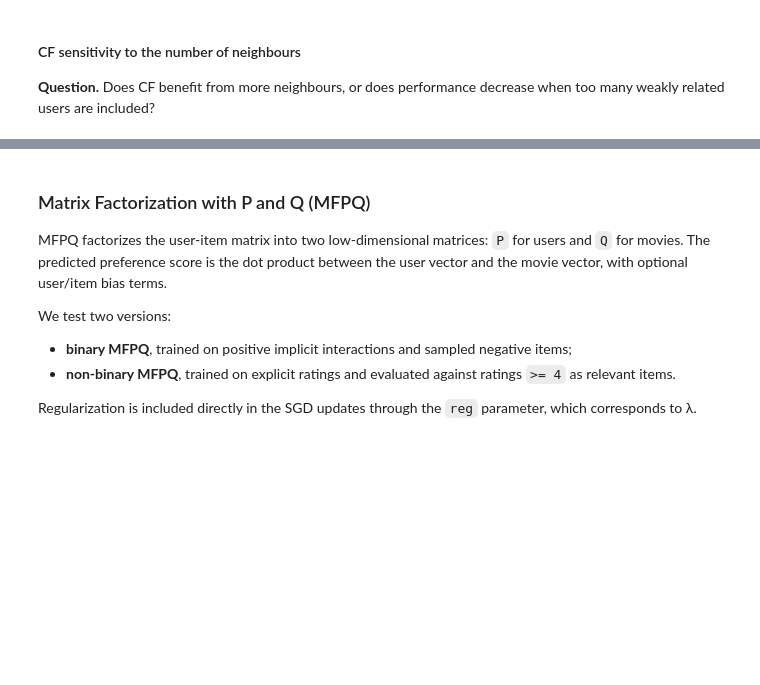
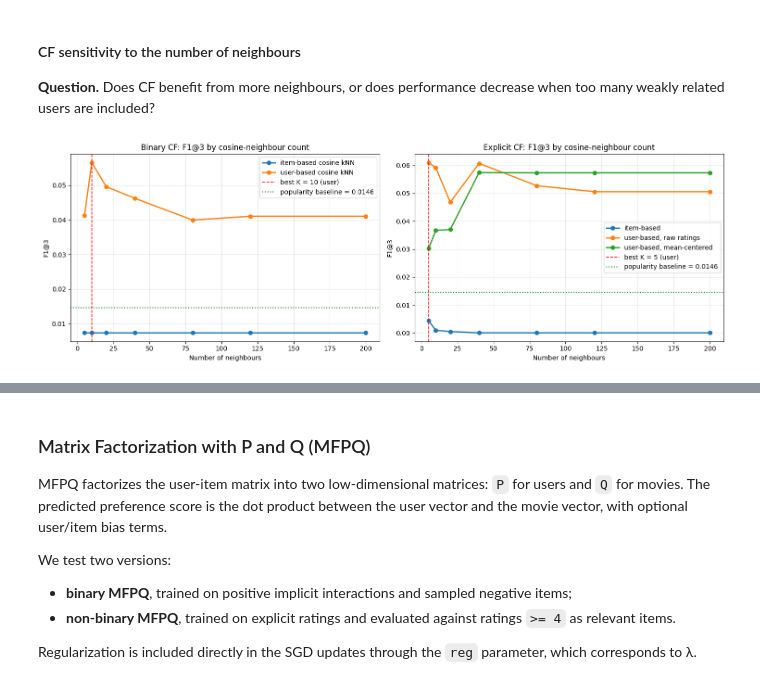
Before and after one commit to arodzina/TACD_project, a Jupyter notebook: data_preparation.ipynb, the cells around one changed output, grey strips where cells are left out. Drawn from its saved outputs; the diff is of its cells as text; code cells hidden in the pictures; blank space fills up the shorter version.

```diff
--- a/data_preparation.ipynb
+++ b/data_preparation.ipynb
@@ -1044,82 +1390,72 @@ print(best_cf_explicit)
 
 **Question.** Does CF benefit from more neighbours, or does performance decrease when too many weakly related users are included?
 # %%
-fig, axes = plt.subplots(1, 2, figsize=(14, 5))
+fig, axes = plt.subplots(1, 2, figsize=(15, 5))
 
 # -------------------------
 # Binary CF
 # -------------------------
 best_binary_cf = cf_binary_results.loc[cf_binary_results["f1"].idxmax()]
 
-axes[0].plot(
-    cf_binary_results["n_neighbors"],
-    cf_binary_results["f1"],
-    marker="o",
-    linewidth=2,
-    label="Binary CF"
-)
+for kind, group in cf_binary_results.groupby("kind"):
+    group = group.sort_values("n_neighbors")
+    axes[0].plot(
+        group["n_neighbors"],
+        group["f1"],
+        marker="o",
+        linewidth=2,
+        label=f"{kind}-based cosine kNN"
+    )
 
 axes[0].axvline(
     best_binary_cf["n_neighbors"],
     color="red",
     linestyle="--",
     linewidth=1.2,
-    label=f"best K = {best_binary_cf['n_neighbors']}"
+    label=f"best K = {int(best_binary_cf['n_neighbors'])} ({best_binary_cf['kind']})"
 )
-
-axes[0].axhline(
-    pop_f1,
-    color="green",
-    linestyle=":",
-    linewidth=1.5,
-    label=f"popularity baseline = {pop_f1:.4f}"
-)
-
-axes[0].set_title("Binary CF: F1@3 by number of neighbours")
+axes[0].axhline(pop_f1, color="green", linestyle=":", linewidth=1.5,
+                label=f"popularity baseline = {pop_f1:.4f}")
+axes[0].set_title("Binary CF: F1@3 by cosine-neighbour count")
 axes[0].set_xlabel("Number of neighbours")
 axes[0].set_ylabel("F1@3")
 axes[0].grid(True, alpha=0.3)
 axes[0].legend()
-
 
 # -------------------------
 # Explicit CF
 # -------------------------
 best_explicit_cf = cf_explicit_results.loc[cf_explicit_results["f1"].idxmax()]
 
-for mean_center, group in cf_explicit_results.groupby("mean_center"):
-    label = "mean-centered" if mean_center else "not mean-centered"
-
-    axes[1].plot(
-        group["n_neighbors"],
-        group["f1"],
-        marker="o",
-        linewidth=2,
-        label=label
-    )
+for (kind, mean_center), group in cf_explicit_results.groupby(["kind", "mean_center"]):
+    group = group.sort_values("n_neighbors")
+    label = f"{kind}-based"
+    if kind == "user":
+        label += ", mean-centered" if mean_center else ", raw ratings"
+    axes[1].plot(group["n_neighbors"], group["f1"], marker="o", linewidth=2, label=label)
 
 axes[1].axvline(
     best_explicit_cf["n_neighbors"],
     color="red",
     linestyle="--",
     linewidth=1.2,
-    label=f"best K = {best_explicit_cf['n_neighbors']}"
+    label=f"best K = {int(best_explicit_cf['n_neighbors'])} ({best_explicit_cf['kind']})"
 )
-
-axes[1].axhline(
-    pop_f1,
-    color="green",
-    linestyle=":",
-    linewidth=1.5,
-    label=f"popularity baseline = {pop_f1:.4f}"
-)
-
-axes[1].set_title("Explicit CF: F1@3 by number of neighbours")
+axes[1].axhline(pop_f1, color="green", linestyle=":", linewidth=1.5,
+                label=f"popularity baseline = {pop_f1:.4f}")
+axes[1].set_title("Explicit CF: F1@3 by cosine-neighbour count")
 axes[1].set_xlabel("Number of neighbours")
 axes[1].set_ylabel("F1@3")
 axes[1].grid(True, alpha=0.3)
 axes[1].legend()
 
 plt.tight_layout()
 plt.savefig("cf_sensitivity.png", dpi=150, bbox_inches="tight")
 plt.show()
+
+print("Best binary CF:")
+print(best_binary_cf[["kind", "similarity", "n_neighbors", "mean_center", "precision", "recall", "f1"]])
+print("\nBest explicit CF:")
+print(best_explicit_cf[["kind", "similarity", "n_neighbors", "mean_center", "precision", "recall", "f1"]])
+# %% [output]
+[figure, added]
```
Also changed, not shown: parts of 56 cells of this notebook.
